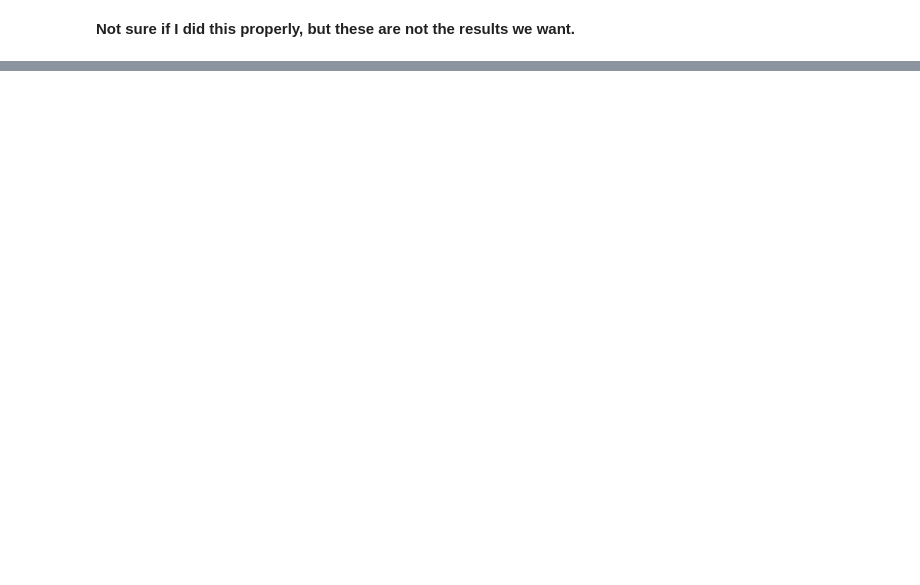
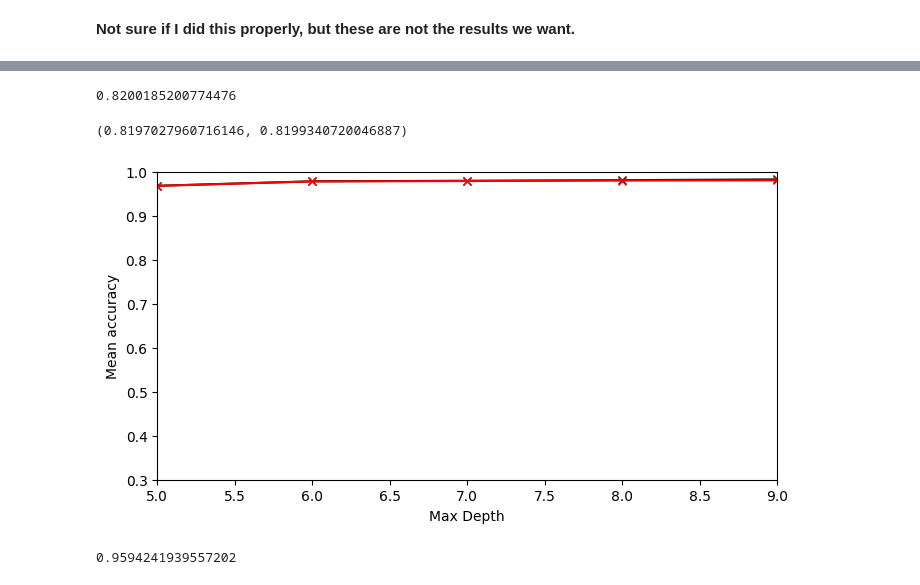
Before and after one commit to Pschnizer/OpenAvenues, a Jupyter notebook: Work.ipynb, the cells around one changed output, grey strips where cells are left out. Saved outputs shown, nothing was run; the diff lists cells and outputs as text; code cells hidden in the pictures; blank space fills up the shorter version.

```diff
--- a/Work.ipynb
+++ b/Work.ipynb
@@ -709,0 +1023,15 @@ Classification accuracy META-DES:  0.5079709220762658
+# %%
+X_reduced = X_df[['ELICE si', 'Difficulty',"ELICE Inferred_'yes'", "Majority Label_'yes'"]].values
+# %%
+log = LR()
+
+model.fit(X_reduced,y)
+acc = model.score(X_reduced,y)
+acc
+# %% [output]
+0.8200185200774476
+# %%
+tr, te = DoKFold(log,X_reduced,y)
+np.mean(tr), np.mean(te)
+# %% [output]
+(0.8197027960716146, 0.8199340720046887)
@@ -709,0 +1040,29 @@ Classification accuracy META-DES:  0.5079709220762658
+# %%
+max_depth_range = np.arange(5,10)
+
+# Keep track of training and testing scores
+train=[]
+test=[]
+for d in max_depth_range:
+    dtc = DTC(max_depth=d, random_state=146)
+    tr,te = DoKFold(dtc,X,y)
+
+    train.append(np.mean(tr))
+    test.append(np.mean(te))
+# %%
+plt.figure(figsize=(8,4))
+plt.plot(max_depth_range, train, '-kx', label='Training')
+plt.plot(max_depth_range, test, '-rx', label='Testing')
+plt.xlabel('Max Depth')
+plt.ylabel('Mean accuracy')
+plt.xlim([5,9])
+plt.ylim([.3,1])
+plt.show()
+# %% [output]
+[figure, added]
+# %%
+dtc = DTC(max_depth = 5, random_state=146)
+dtc.fit(X,y)
+dtc.score(X,y)
+# %% [output]
+0.9594241939557202
```
Also changed, not shown: parts of 51 cells of this notebook.
